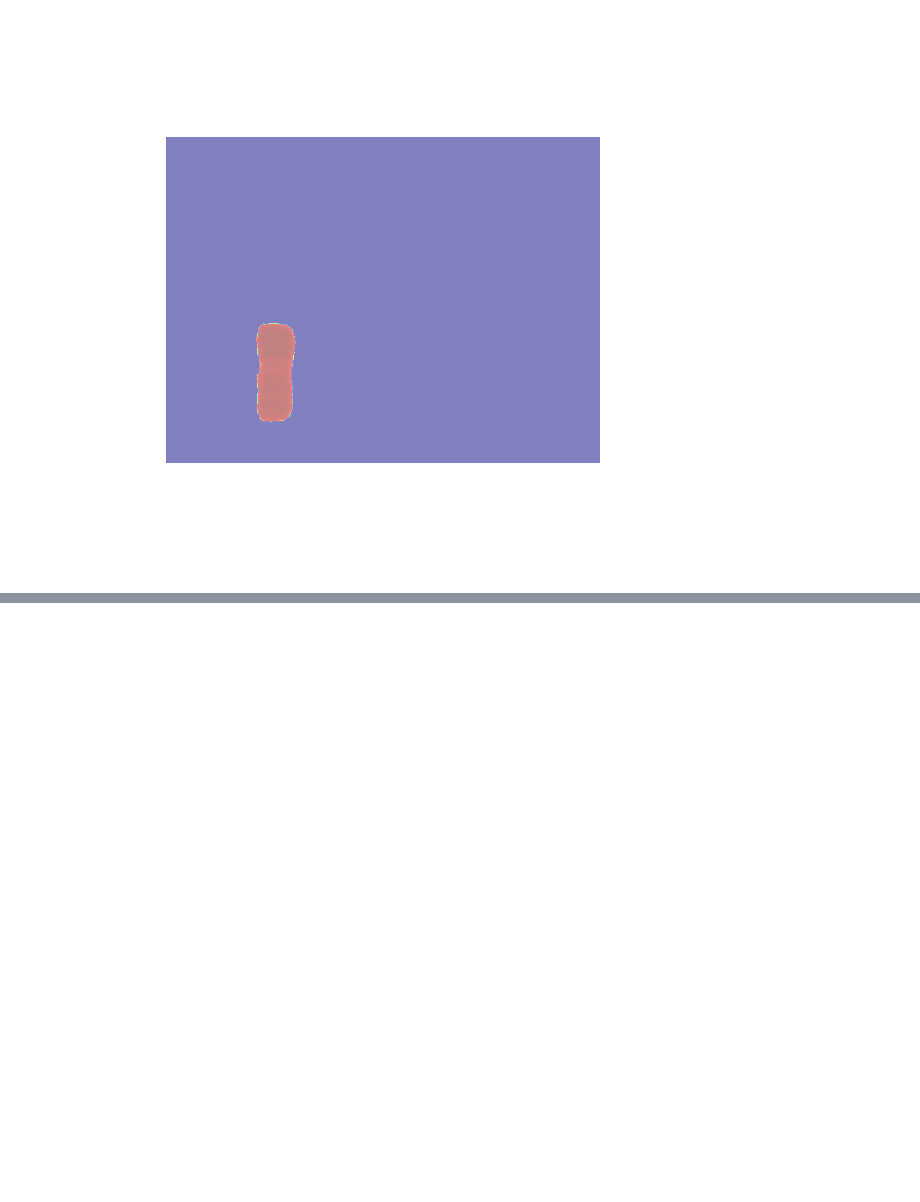
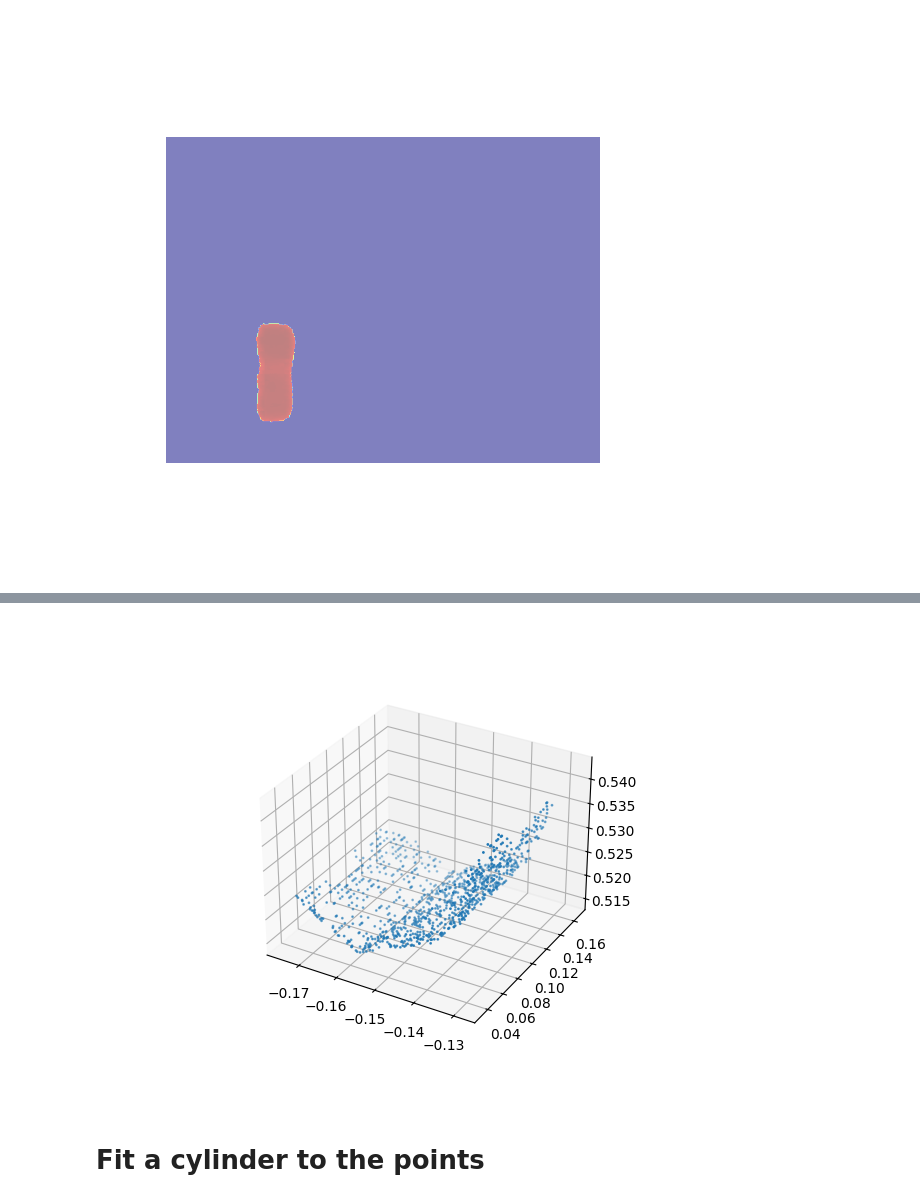
Before and after one commit to johnny555/bar_ws, a Jupyter notebook: src/jupyter-scaffold/notebooks/Coke Detection.ipynb, the cells around one changed output, grey strips where cells are left out. Cells and saved outputs as stored; diff of their text form; code cells hidden in the pictures; blank space fills up the shorter version.

```diff
--- a/src/jupyter-scaffold/notebooks/Coke Detection.ipynb
+++ b/src/jupyter-scaffold/notebooks/Coke Detection.ipynb
@@ -91,26 +93,10 @@ Subclasses:     MoveIt2Gripper
 # %%
-import cv2
-import numpy as np
-from sensor_msgs.msg import Image
 
 # Assuming msg contains the image data
-height = msg.height
-width = msg.width
-channels = msg.step // width
-img = np.frombuffer(msg.data, dtype=np.uint8).reshape(height, width, channels)
-#img = cv2.cvtColor(img, cv2.COLOR_BGR2RGB)
+height = img_msg.height
+width = img_msg.width
+channels = img_msg.step // width
+img = np.frombuffer(img_msg.data, dtype=np.uint8).reshape(height, width, channels)
 
-
-from IPython.display import display, Image as IPImage
-from PIL import Image as PILImage
-import io
-
-# Convert OpenCV image to PIL image
-_, buffer = cv2.imencode('.jpg', img)
-io_buf = io.BytesIO(buffer)
-pil_image = PILImage.open(io_buf)
-
-# Display the image
-display(pil_image)
 plt.imshow(img)
 # %% [output]
@@ -182,5 +168,5 @@ plt.show()
 # %%
-depth_image = np.frombuffer(depth.data, dtype=np.float32).reshape(msg.height, msg.width)
+depth_image = np.frombuffer(depth.data, dtype=np.float32).reshape(depth.height, depth.width)
 
 def depth_to_point_cloud(depth_image, fx, fy, cx, cy):
     height, width = depth_image.shape
@@ -272,0 +200,18 @@ from geometry_msgs.msg import Pose
+# %%
+cloud = pyntcloud.PyntCloud(pd.DataFrame(finite_depth_points, columns=["x","y","z"]))
+
+k = len(finite_depth_points)//2  # Number of nearest neighbors to use
+kdtree = cloud.add_structure("kdtree")
+filt = cloud.get_filter("ROR",k=k, r=0.1, kdtree_id=kdtree)
+cloud.apply_filter(filt)
+
+points_np = cloud.get_sample(name='points_random', n=1000).values
+
+fig = plt.figure()
+ax = fig.add_subplot(111, projection='3d')
+ax.scatter(points_np[:, 0], points_np[:, 1], points_np[:, 2], s=1)
+plt.show()
+# %% [output]
+[figure, added]
+# %% [markdown]
+# Fit a cylinder to the points
```
Also changed, not shown: parts of 42 cells of this notebook, 3 other files.
